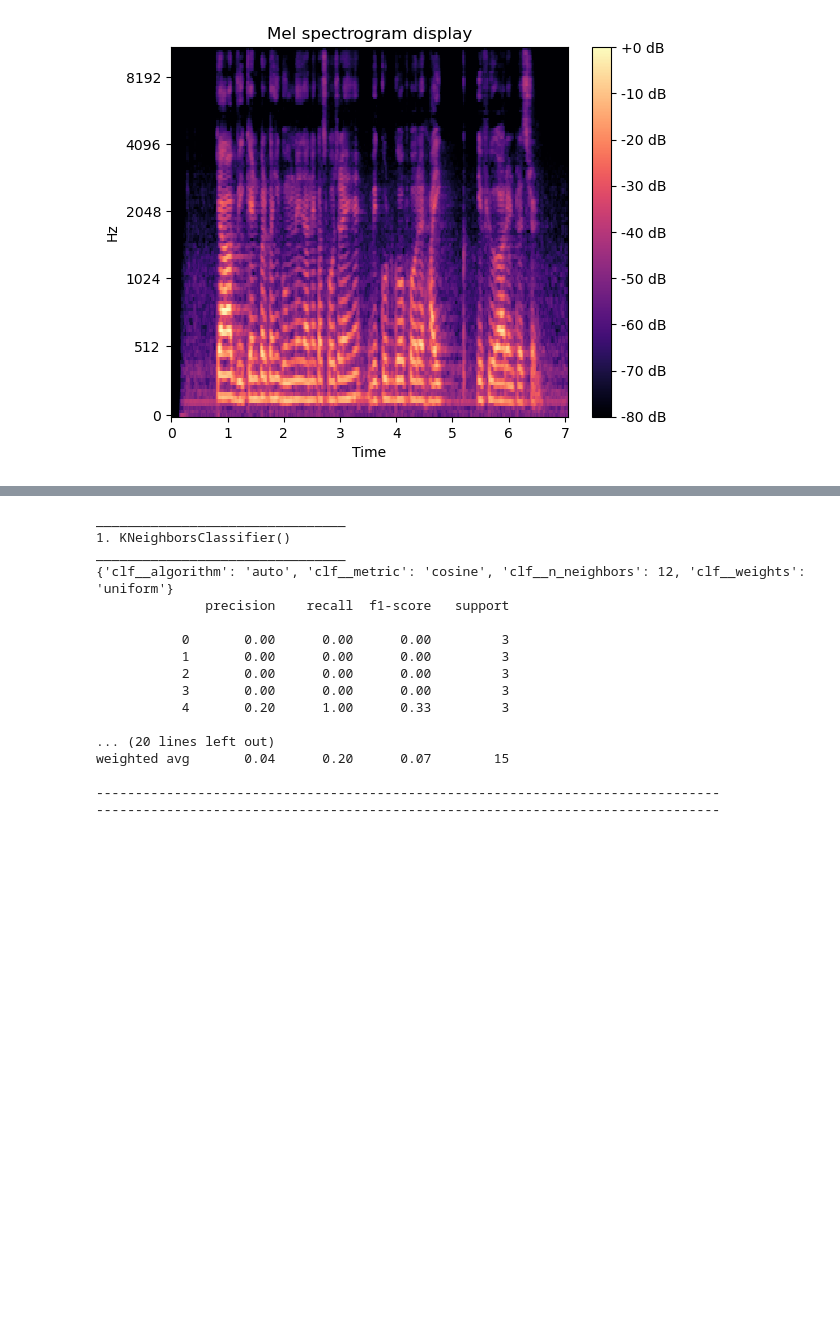
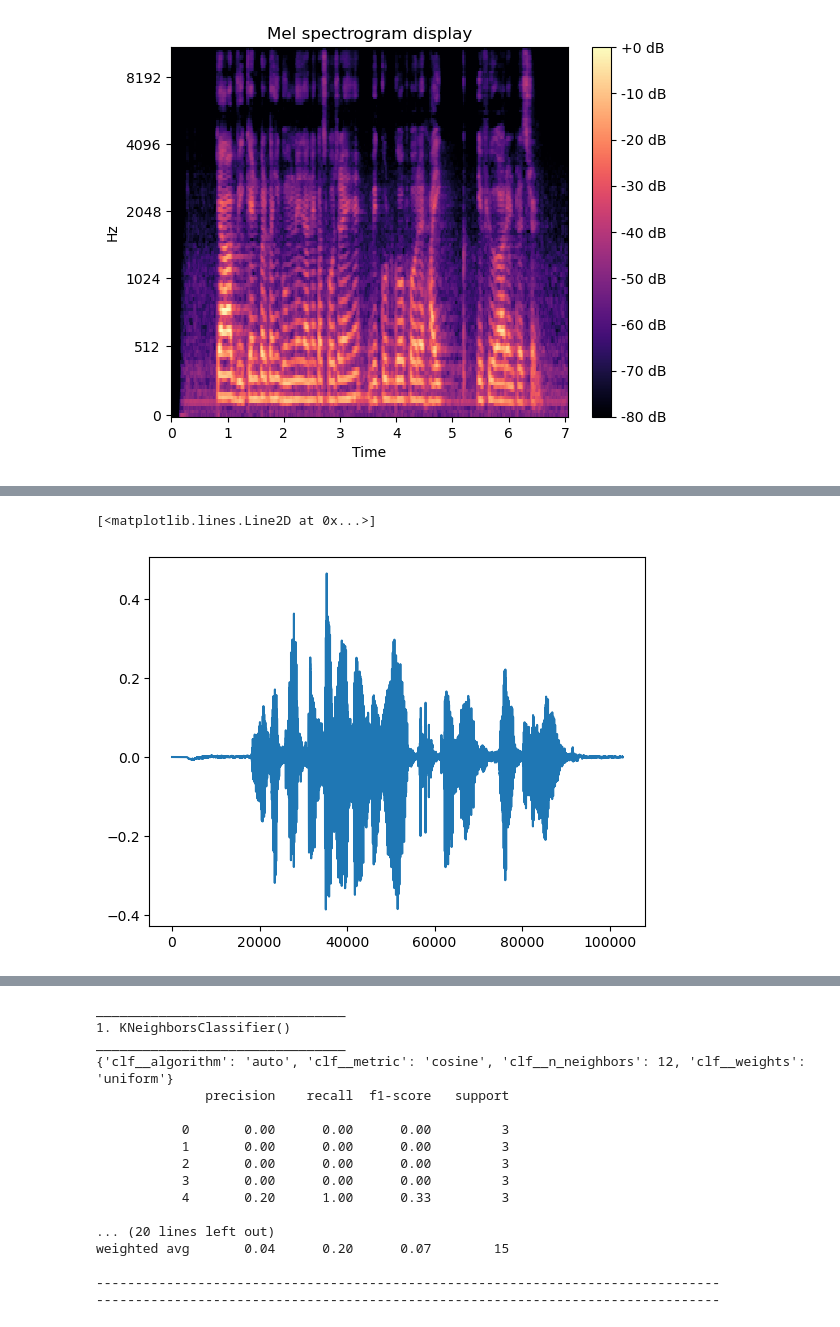
Before and after one commit to KhadgaA/Multilingual-Speaker-Verification, a Jupyter notebook: Trial.ipynb, the cells around one changed output, grey strips where cells are left out. Cells and saved outputs as stored; diff of their text form; code cells hidden in the pictures; blank space fills up the shorter version.

```diff
--- a/Trial.ipynb
+++ b/Trial.ipynb
@@ -410,0 +570,5 @@ def Classification(X_train, X_test, y_train, y_test,data,name:str,Gridsearch = F
+# %%
+plt.plot(df['y'][1])
+# %% [output]
+[<matplotlib.lines.Line2D at 0x...>]
+[figure, added]
```
Also changed, not shown: parts of 18 cells of this notebook.
